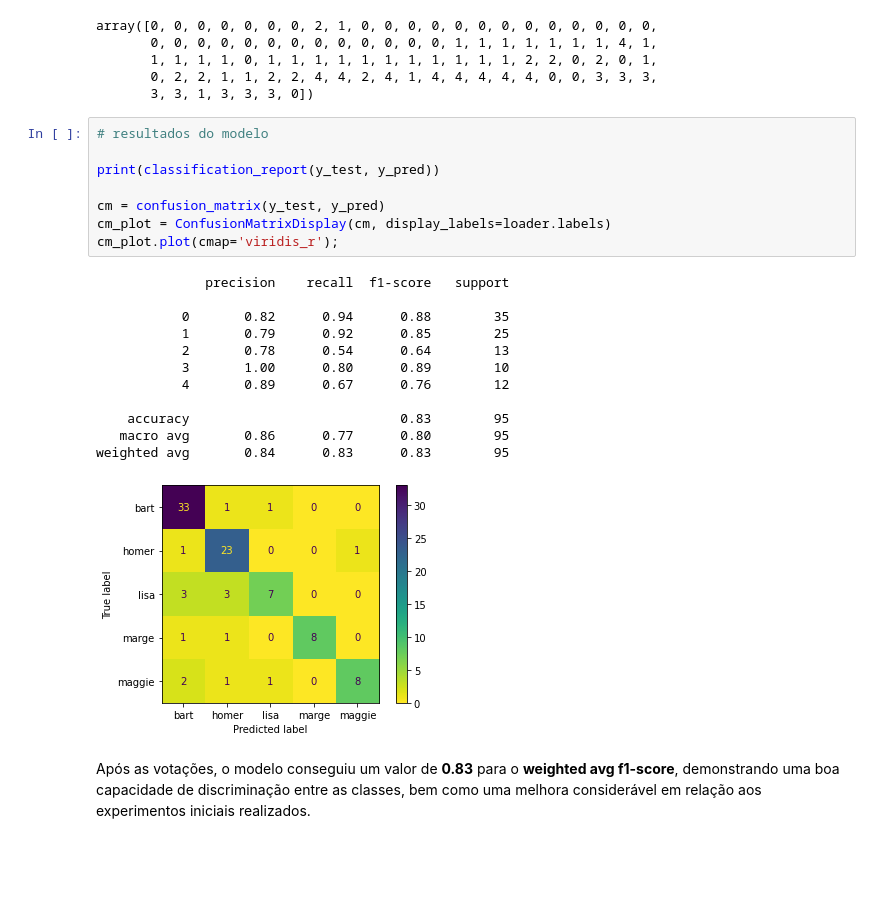
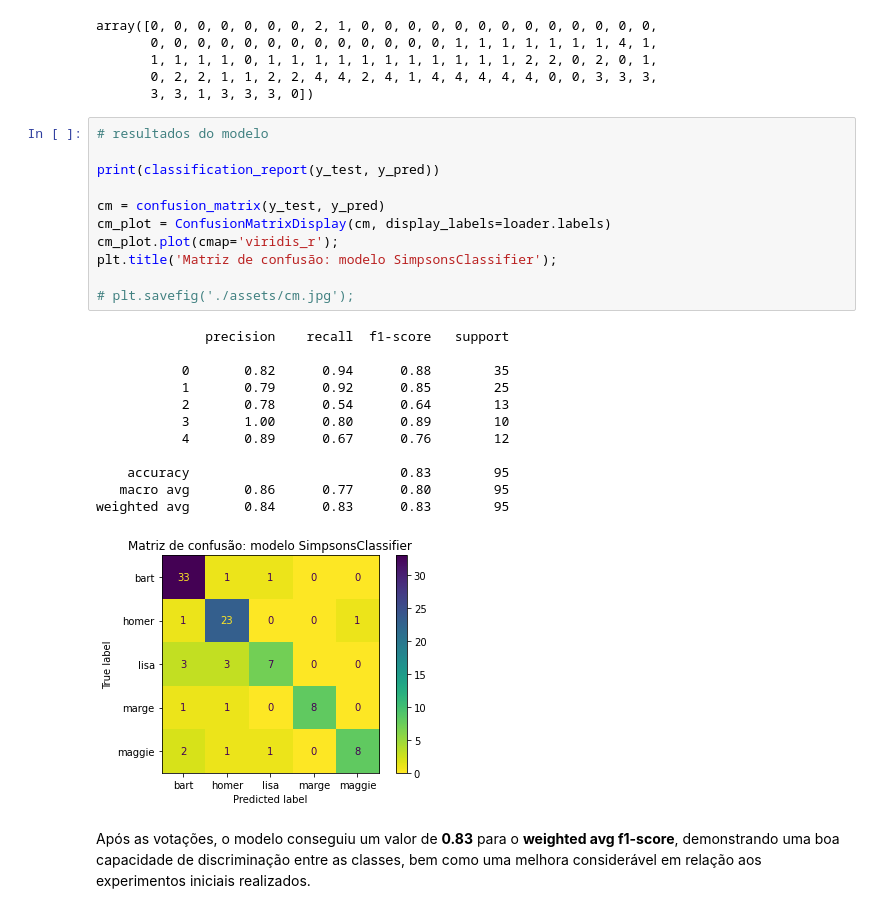
Before and after one commit to gprzy/simpsons-classification, a Jupyter notebook: simpsons-classification.ipynb, the cells around one changed output. Saved outputs shown, nothing was run; the diff lists cells and outputs as text; blank space fills up the shorter version.

Commit message:
Updating and saving model confusion matrix

```diff
--- a/simpsons-classification.ipynb
+++ b/simpsons-classification.ipynb
@@ -720,24 +720,27 @@ array([0, 0, 0, 0, 0, 0, 0, 2, 1, 0, 0, 0, 0, 0, 0, 0, 0, 0, 0, 0, 0, 0,
 # %%
 # resultados do modelo
 
 print(classification_report(y_test, y_pred))
 
 cm = confusion_matrix(y_test, y_pred)
 cm_plot = ConfusionMatrixDisplay(cm, display_labels=loader.labels)
 cm_plot.plot(cmap='viridis_r');
+plt.title('Matriz de confusão: modelo SimpsonsClassifier');
+
+# plt.savefig('./assets/cm.jpg');
 # %% [output]
               precision    recall  f1-score   support
 
            0       0.82      0.94      0.88        35
            1       0.79      0.92      0.85        25
            2       0.78      0.54      0.64        13
            3       1.00      0.80      0.89        10
            4       0.89      0.67      0.76        12
 
     accuracy                           0.83        95
    macro avg       0.86      0.77      0.80        95
 weighted avg       0.84      0.83      0.83        95
-[figure, old version]
+[figure, new version]
 # %% [markdown]
 Após as votações, o modelo conseguiu um valor de **0.83** para o **weighted avg f1-score**, demonstrando uma boa capacidade de discriminação entre as classes, bem como uma melhora considerável em relação aos experimentos iniciais realizados.
 # %% [markdown]
```
Also changed, not shown: 1 other file.
